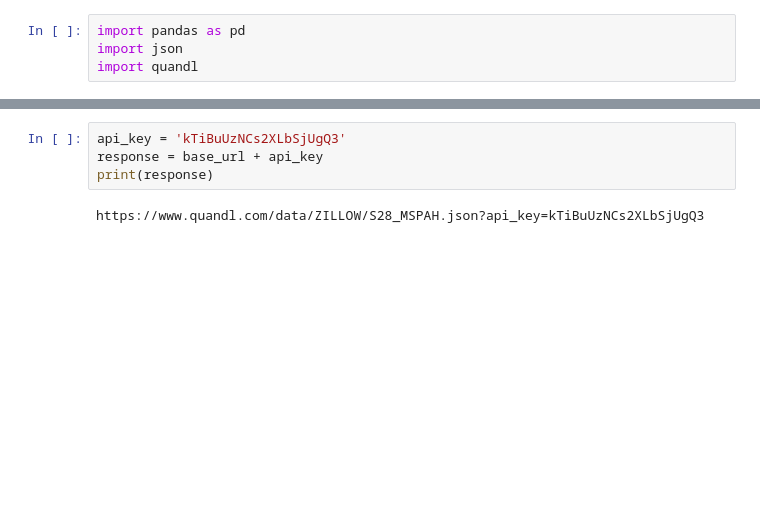
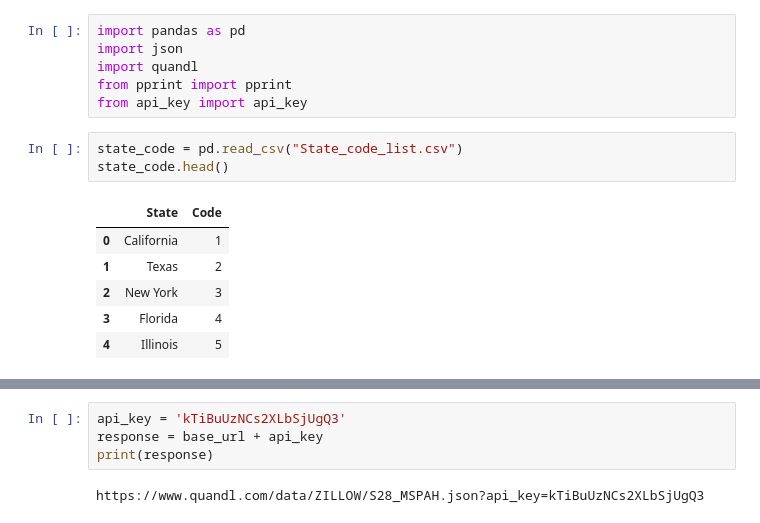
Before and after one commit to CAnderson95/Project-1-Proposal, a Jupyter notebook: FirstWorkingAPIIteration.ipynb, the cells around one changed output, grey strips where cells are left out. Drawn from its saved outputs; the diff is of its cells as text; blank space fills up the shorter version.

```diff
--- a/FirstWorkingAPIIteration.ipynb
+++ b/FirstWorkingAPIIteration.ipynb
@@ -2,3 +2,15 @@
 import pandas as pd
 import json
 import quandl
+from pprint import pprint
+from api_key import api_key
+# %%
+state_code = pd.read_csv("State_code_list.csv")
+state_code.head()
+# %% [output]
+|  | State | Code |
+| 0 | California | 1 |
+| 1 | Texas | 2 |
+| 2 | New York | 3 |
+| 3 | Florida | 4 |
+| 4 | Illinois | 5 |
```
Also changed, not shown: parts of 14 cells of this notebook.
